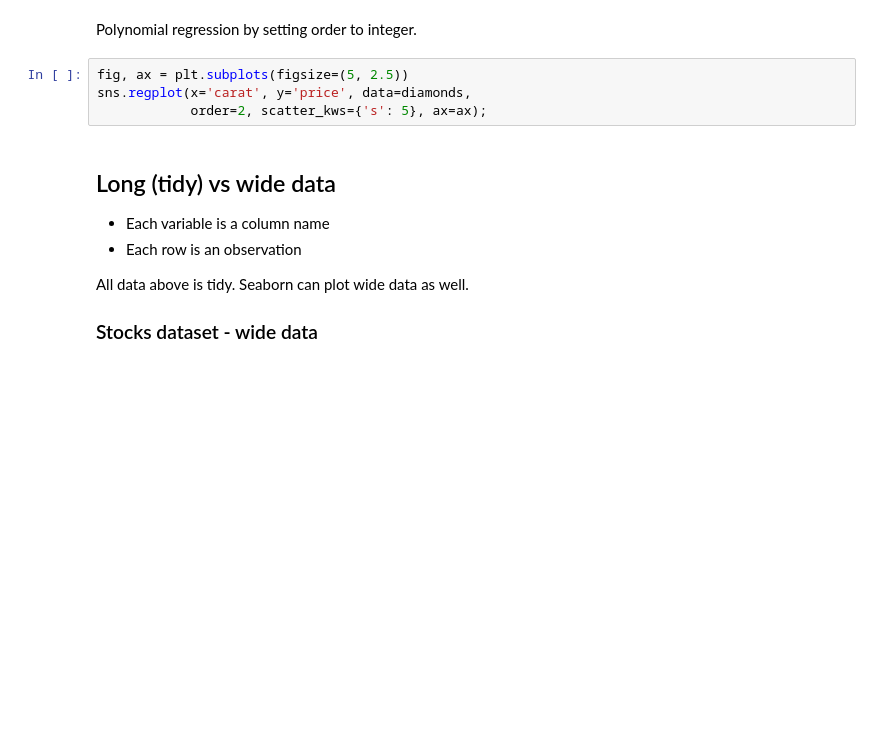
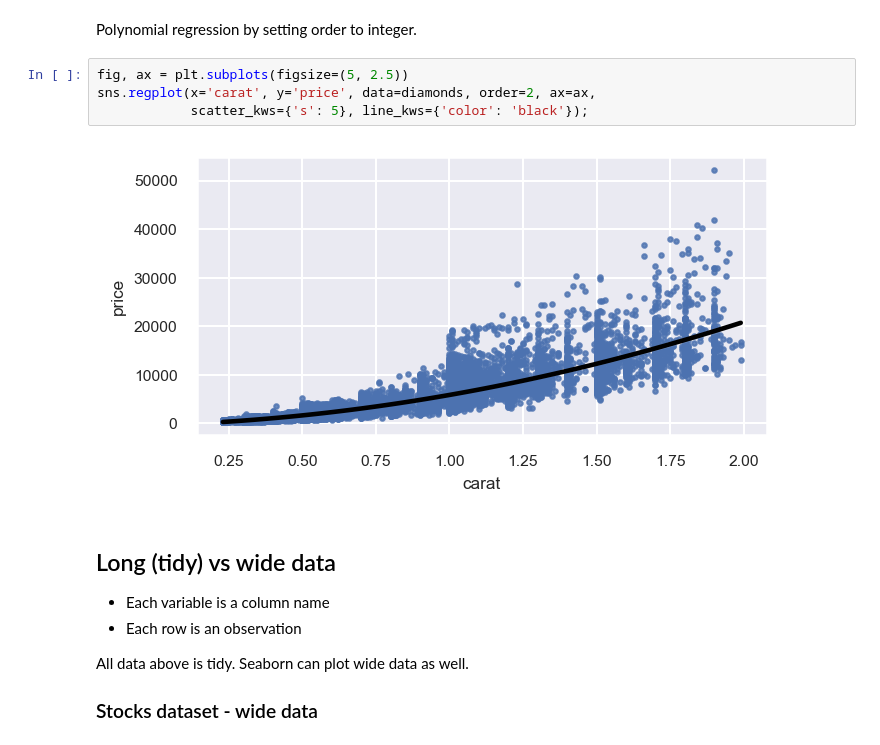
Before and after one commit to tdpetrou/Data-Visualization-with-Seaborn, a Jupyter notebook: Class Notebooks/Seaborn Cheat Sheet.ipynb, the cells around one changed output. Drawn from its saved outputs; the diff is of its cells as text; blank space fills up the shorter version.

```diff
--- a/Class Notebooks/Seaborn Cheat Sheet.ipynb
+++ b/Class Notebooks/Seaborn Cheat Sheet.ipynb
@@ -426,8 +503,10 @@ sns.regplot(x='carat', y='price', data=diamonds,
 Polynomial regression by setting order to integer.
 # %%
 fig, ax = plt.subplots(figsize=(5, 2.5))
-sns.regplot(x='carat', y='price', data=diamonds,
-            order=2, scatter_kws={'s': 5}, ax=ax);
+sns.regplot(x='carat', y='price', data=diamonds, order=2, ax=ax,
+            scatter_kws={'s': 5}, line_kws={'color': 'black'});
+# %% [output]
+[figure, added]
 # %% [markdown]
 ## Long (tidy) vs wide data
 
```
Also changed, not shown: parts of 50 cells of this notebook, 1 other file.
